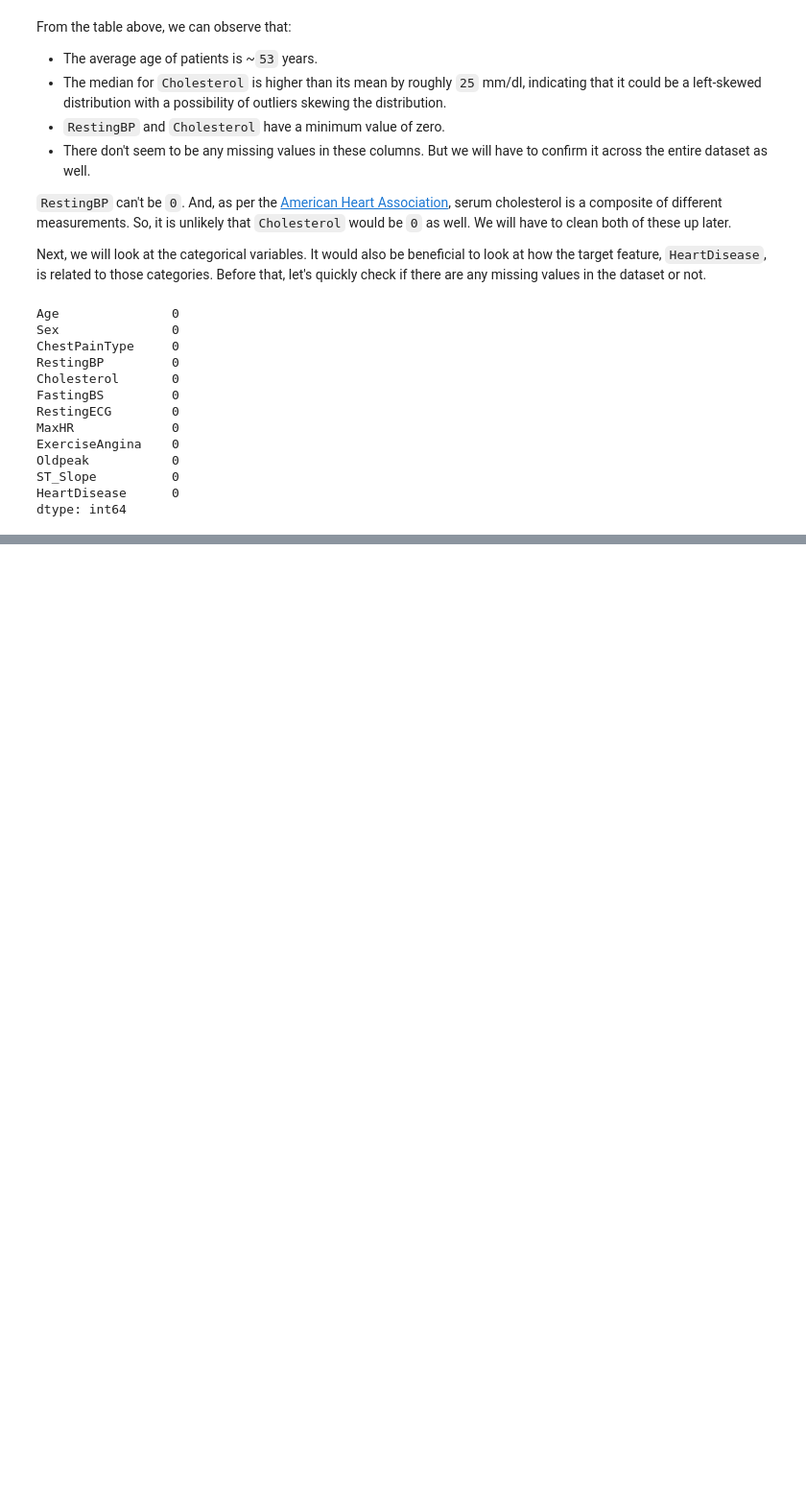
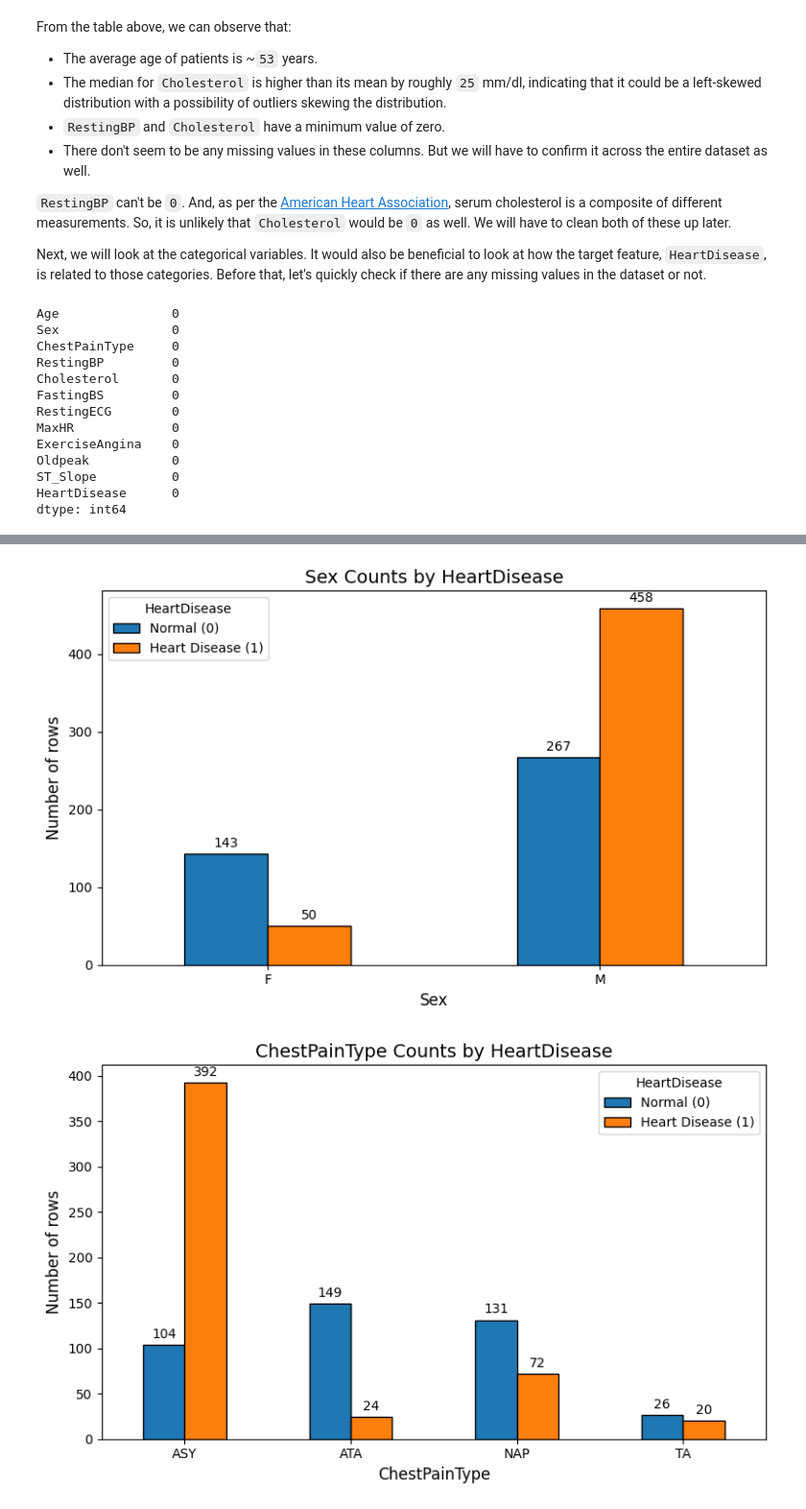
Before and after one commit to BahrouniAyoub/Predicting-Heart-Disease, a Jupyter notebook: Predicting_Heart_Disease.ipynb, the cells around one changed output, grey strips where cells are left out. Shown at 96% size. Drawn from its saved outputs; the diff is of its cells as text; code cells hidden in the pictures; blank space fills up the shorter version.

```diff
--- a/Predicting_Heart_Disease.ipynb
+++ b/Predicting_Heart_Disease.ipynb
@@ -165,0 +136,33 @@ This dataset contains clinical and demographic information about patients, colle
+# %%
+import matplotlib.pyplot as plt
+
+categorical_cols = [
+    'Sex',
+    'ChestPainType',
+    'FastingBS',
+    'RestingECG',
+    'ExerciseAngina',
+    'ST_Slope'
+]
+
+for col in categorical_cols:
+    grouped = df.groupby([col, 'HeartDisease']).size().unstack(fill_value=0)
+    grouped = grouped.sort_index()
+
+    fig, ax = plt.subplots(figsize=(8, 5))
+    grouped.plot(kind='bar', ax=ax, edgecolor='black')
+
+    ax.set_title(f'{col} Counts by HeartDisease', fontsize=14)
+    ax.set_xlabel(col, fontsize=12)
+    ax.set_ylabel('Number of rows', fontsize=12)
+    ax.legend(title='HeartDisease', labels=['Normal (0)', 'Heart Disease (1)'])
+
+    for container in ax.containers:
+        ax.bar_label(container, padding=3)
+
+    ax.set_xticklabels([str(x) for x in grouped.index], rotation=0)
+    plt.tight_layout()
+    plt.show()
+# %% [output]
+[figure, added]
+[figure, added]
```
Also changed, not shown: parts of 12 cells of this notebook.
